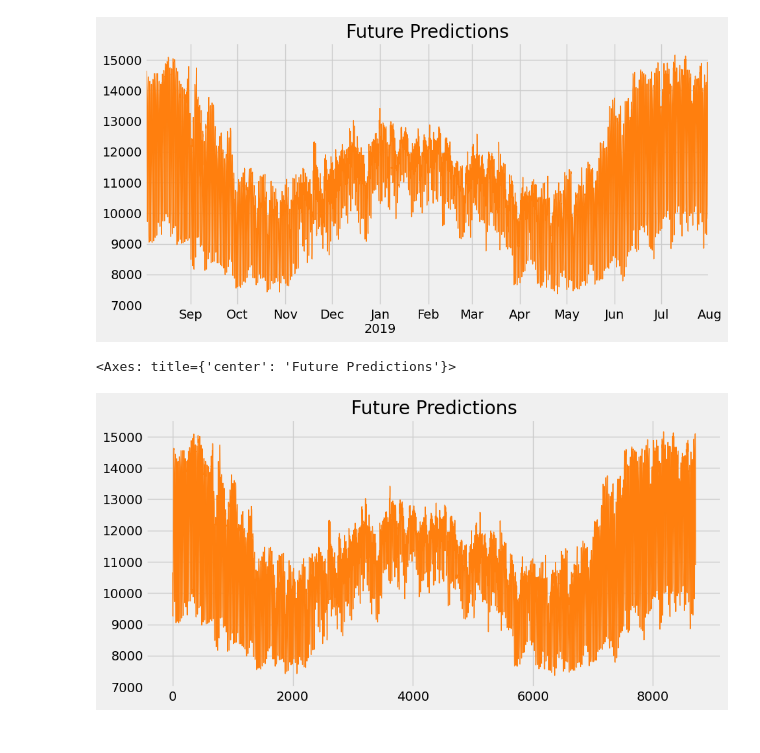
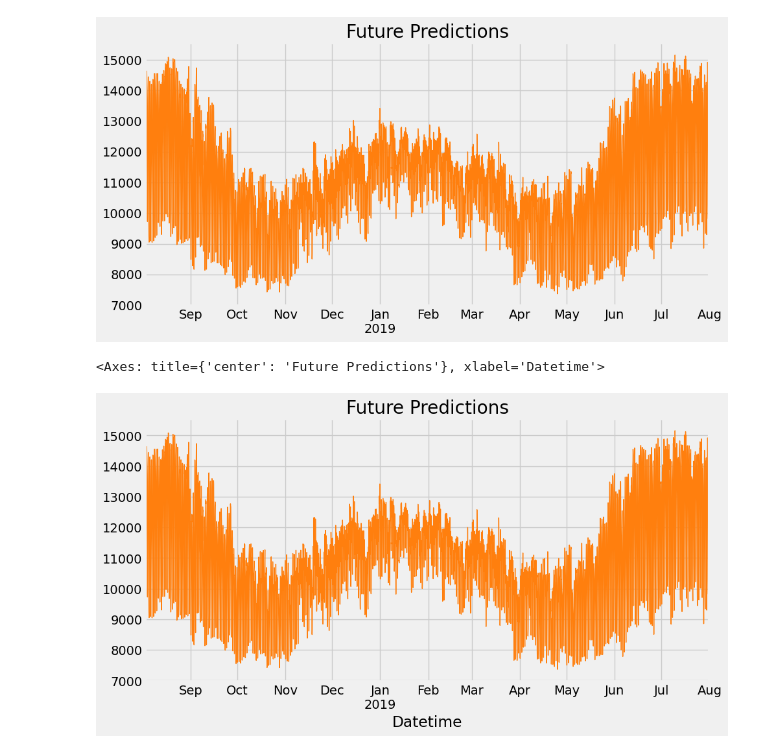
Before and after one commit to beenlanced/ts_forecasting_project_dominion_energy_mw, a Jupyter notebook: src/eda/eda_adv.ipynb, the cells around one changed output. Saved outputs shown, nothing was run; the diff lists cells and outputs as text; code cells hidden in the pictures.

Commit message:
update the notebook to fix datetime rendering

```diff
--- a/src/eda/eda_adv.ipynb
+++ b/src/eda/eda_adv.ipynb
@@ -544,13 +544,21 @@ future_w_features["pred"].plot(figsize=(10, 5),
 # %%
 # Test to make sure able to input future test data file and render same results
 future_values_df = pd.read_csv("future_values.csv")
+
+#Convert first column to get datetime
+old_name = future_values_df.columns[0]
+future_values_df = future_values_df.rename(columns={old_name:"Datetime"})
+
+future_values_df = future_values_df.set_index("Datetime")
+future_values_df.index = pd.to_datetime(future_values_df.index) #convert index from string to datatime type
+
 reg_new2 = xgb.XGBRegressor()
 reg_new2.load_model("model.json")
 future_values_df["pred"] = reg_new2.predict(future_values_df[FEATURES])
 future_values_df["pred"].plot(figsize=(10, 5),
                                color=color_palette[1],
                                ms=1, lw=1,
                                title='Future Predictions')
 # %% [output]
-<Axes: title={'center': 'Future Predictions'}>
+<Axes: title={'center': 'Future Predictions'}, xlabel='Datetime'>
-[figure, old version]
+[figure, new version]
```
Also changed, not shown: parts of 3 cells of this notebook.
